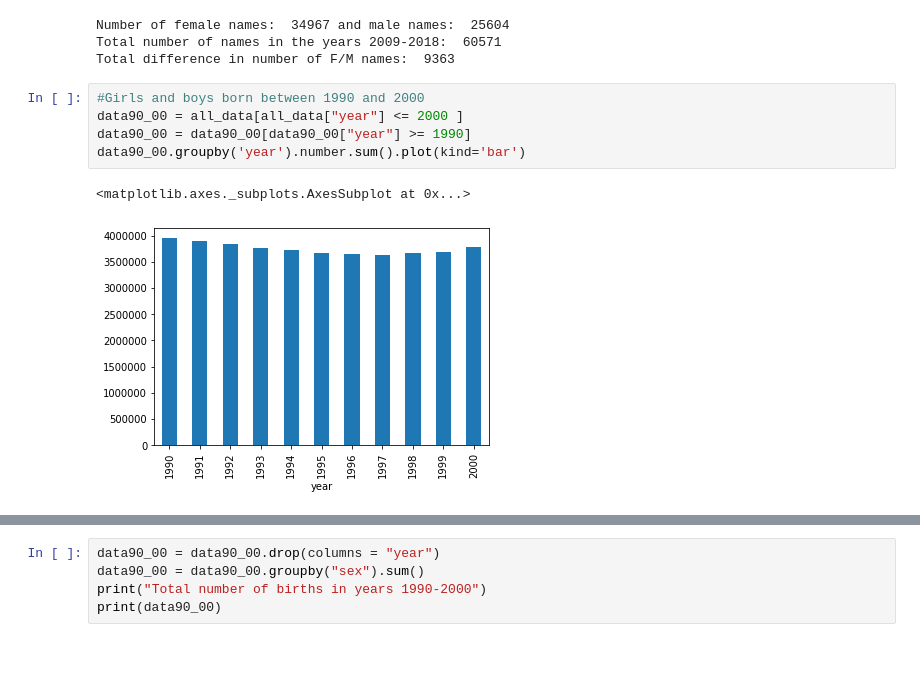
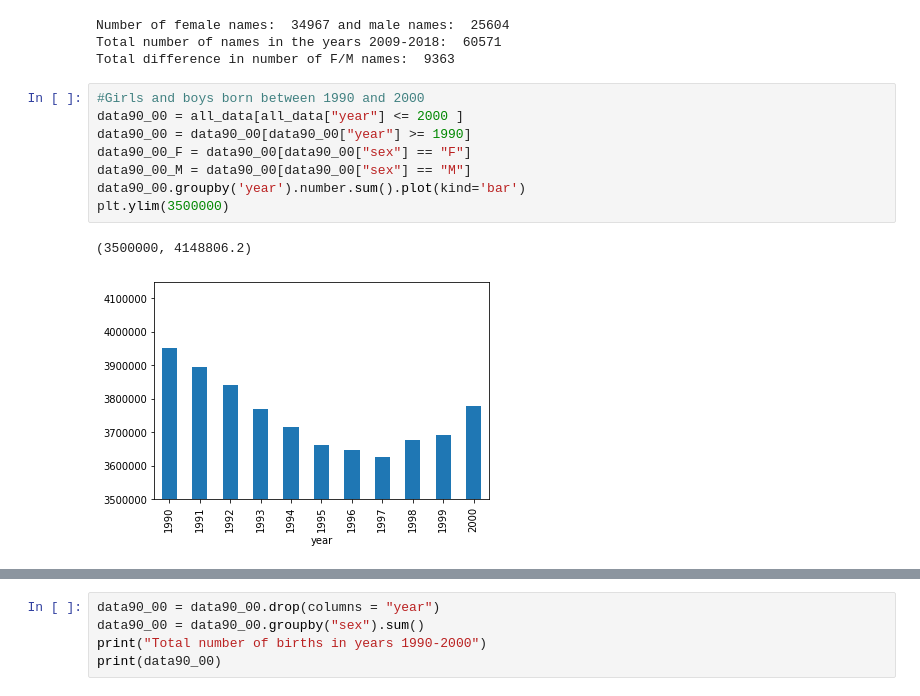
Before and after one commit to Janasu97/task3Data, a Jupyter notebook: Main.ipynb, the cells around one changed output, grey strips where cells are left out. Saved outputs shown, nothing was run; the diff lists cells and outputs as text; blank space fills up the shorter version.

```diff
--- a/Main.ipynb
+++ b/Main.ipynb
@@ -133,8 +112,11 @@ Total difference in number of F/M names:  9363
 # %%
 #Girls and boys born between 1990 and 2000
 data90_00 = all_data[all_data["year"] <= 2000 ]
 data90_00 = data90_00[data90_00["year"] >= 1990]
+data90_00_F = data90_00[data90_00["sex"] == "F"]
+data90_00_M = data90_00[data90_00["sex"] == "M"]
 data90_00.groupby('year').number.sum().plot(kind='bar')
+plt.ylim(3500000)
 # %% [output]
-<matplotlib.axes._subplots.AxesSubplot at 0x...>
+(3500000, 4148806.2)
-[figure, old version]
+[figure, new version]
```
Also changed, not shown: parts of 6 cells of this notebook.
